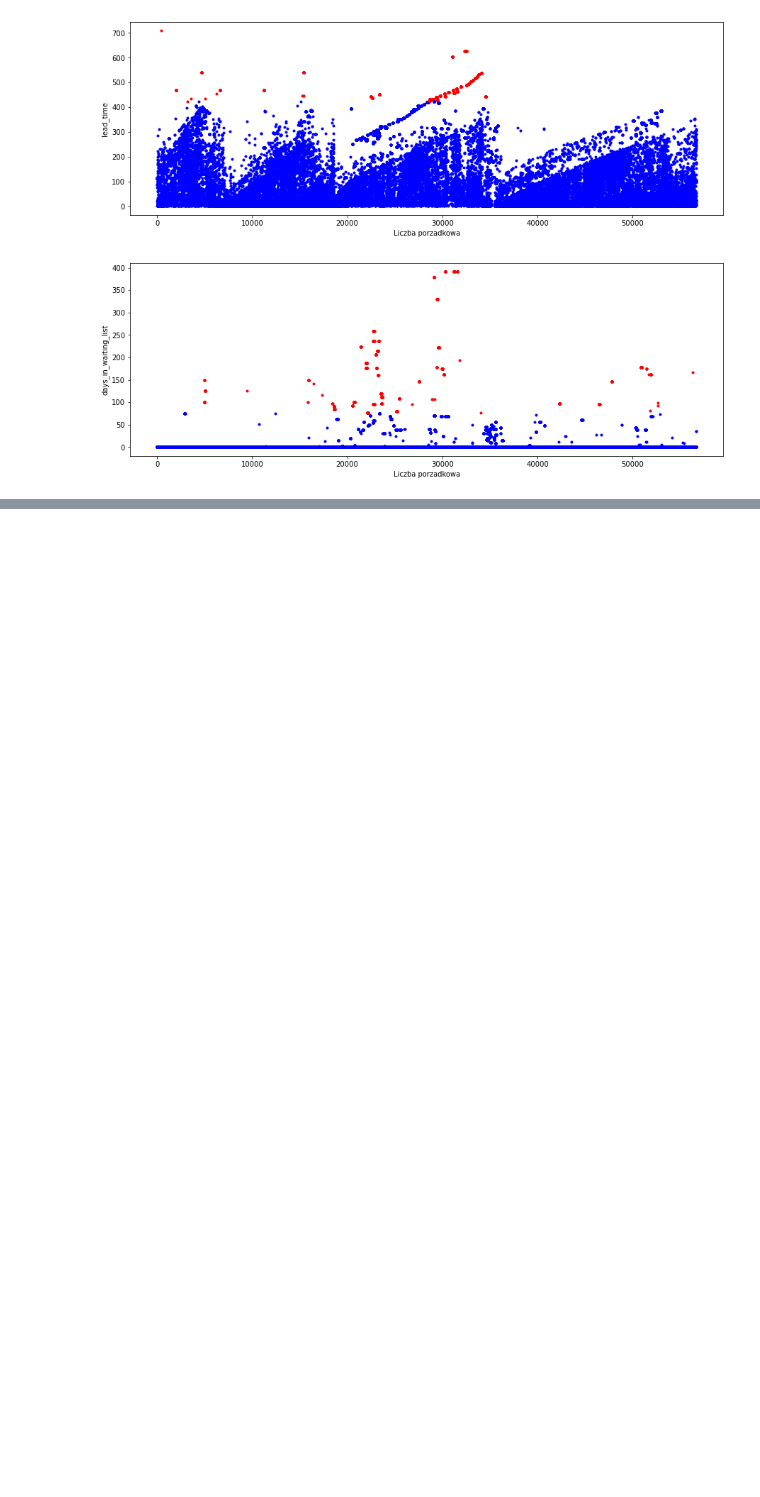
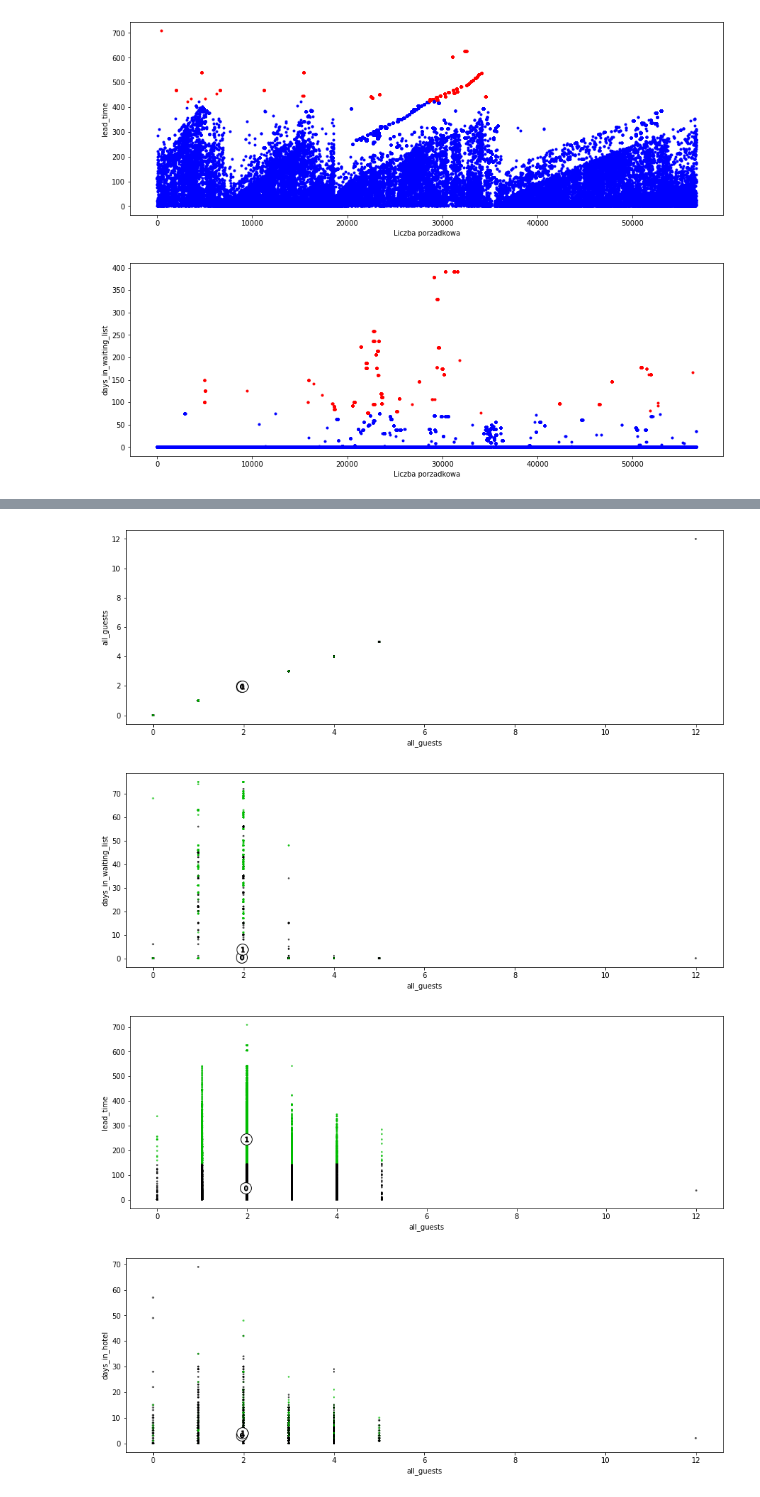
Before and after one commit to Makaa88/Eksploracja, a Jupyter notebook: Projekt.ipynb, the cells around one changed output, grey strips where cells are left out. Drawn from its saved outputs; the diff is of its cells as text; code cells hidden in the pictures; blank space fills up the shorter version.

```diff
--- a/Projekt.ipynb
+++ b/Projekt.ipynb
@@ -197,0 +384,31 @@ show_isolated_cases('days_in_waiting_list')
+# %%
+import matplotlib.cm as cm
+def show_clusters(x_column, y_column, df, kmeans_result):
+    colors = cm.nipy_spectral(kmeans_result.labels_.astype(float) / len(kmeans_result.cluster_centers_))
+    x = df[x_column]
+    y = df[y_column]
+    plt.scatter(x, y, s=30,lw=0, alpha=0.7, marker='.', c=colors, edgecolor='k')
+
+    cluster_centers = kmeans_result.cluster_centers_
+
+    plt.scatter(cluster_centers[:, df.columns.get_loc(x_column)],
+               cluster_centers[:, df.columns.get_loc(y_column)],
+                              marker='o', c='white', alpha=1, s=250, edgecolor='k')
+
+    for i, c in enumerate(cluster_centers):
+            plt.scatter(c[df.columns.get_loc(x_column)],
+                       c[df.columns.get_loc(y_column)],
+                       marker='$%d$'%i, alpha=1, s=50, edgecolor='k')
+
+    plt.xlabel(x_column)
+    plt.ylabel(y_column)
+    plt.show()
+# %%
+#All guests vs others
+for i in without_outliners_df:
+    show_clusters('all_guests', i, without_outliners_df, kmeans_result)
+# %% [output]
+[figure, added]
+[figure, added]
+[figure, added]
+[figure, added]
```
Also changed, not shown: parts of 15 cells of this notebook.
